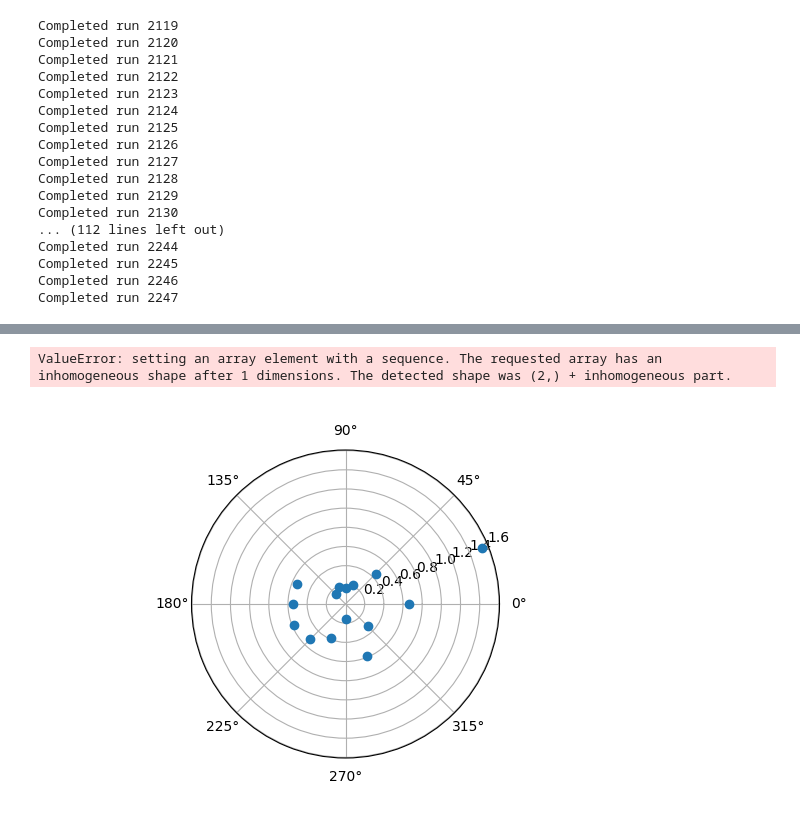
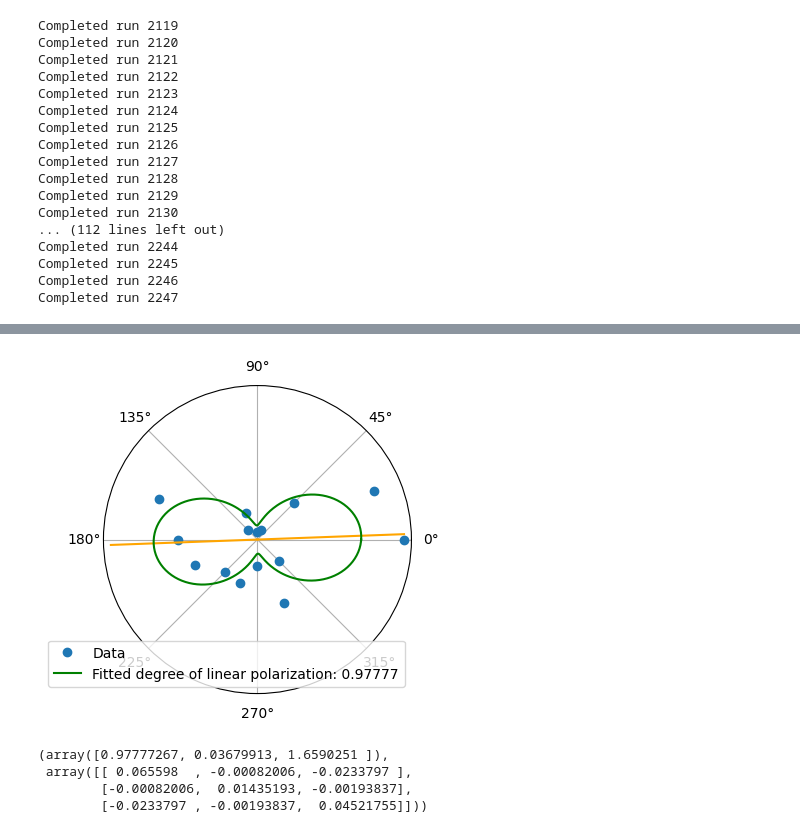
Before and after one commit to XAC-CFEL/PolScope, a Jupyter notebook: test.ipynb, the cells around one changed output, grey strips where cells are left out. Saved outputs shown, nothing was run; the diff lists cells and outputs as text; code cells hidden in the pictures.

```diff
--- a/test.ipynb
+++ b/test.ipynb
@@ -377,18 +348,21 @@ complete
 # %%
 import pandas as pd
 data = ToFPipeline.NXSLoader("data").load(runNumbers=[1999]).defaultPreprocessing(baselineRegion=[1800,1850])
 results = ToFPipeline.PeakFinder(data.data).stack().normalize().smooth(windowSize=4).process(threshold=0.01,peakNo=1,roi=[200,400],minWidth=False,symmetric=False).dataframe()#.plot(logScale=False,xmin=200,xmax=400)
 ToFPipeline.AuxFunc(results.results).addData(data.angles, key="Angles", axis="detector")
 setPhotonEnergy = [1000]
 runs = runNo
 setEnergyRun = {"daq_run": runs, "Photon Energy": setPhotonEnergy}
 runsPhotonEnergy = pd.DataFrame(setEnergyRun)
 merge = pd.merge(data.data["trainId"].to_dataframe(),runsPhotonEnergy, on="daq_run", how="left")
 merge=merge[merge["pulseId"]==0]
 trim=merge[["trainId","daq_run","Photon Energy"]]
 trim = trim.loc[:,~trim.columns.duplicated()]
 ToFPipeline.AuxFunc(results.results).addData(trim)
-ToFPipeline.Fitter(results.results).pol(transParam=calib,peakNo=1,beta=1.4)
+ToFPipeline.Fitter(results.results).pol(transParam=None,peakNo=1,beta=1.4)
 # %% [output]
+[figure, new version]
-ValueError: setting an array element with a sequence. The requested array has an inhomogeneous shape after 1 dimensions. The detected shape was (2,) + inhomogeneous part.
+(array([0.97777267, 0.03679913, 1.6590251 ]),
+ array([[ 0.065598  , -0.00082006, -0.0233797 ],
+        [-0.00082006,  0.01435193, -0.00193837],
+        [-0.0233797 , -0.00193837,  0.04521755]]))
-[figure, old version]
```
Also changed, not shown: parts of 6 cells of this notebook.
